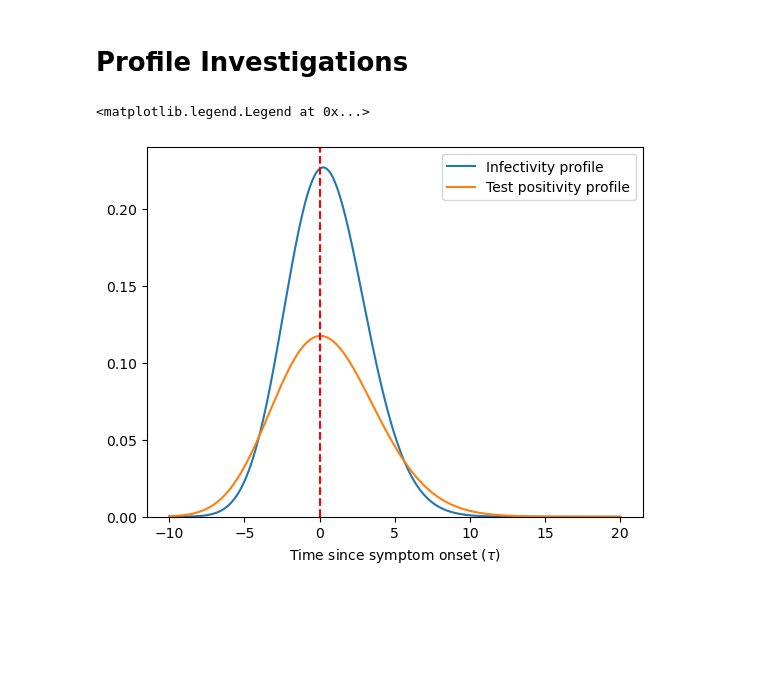
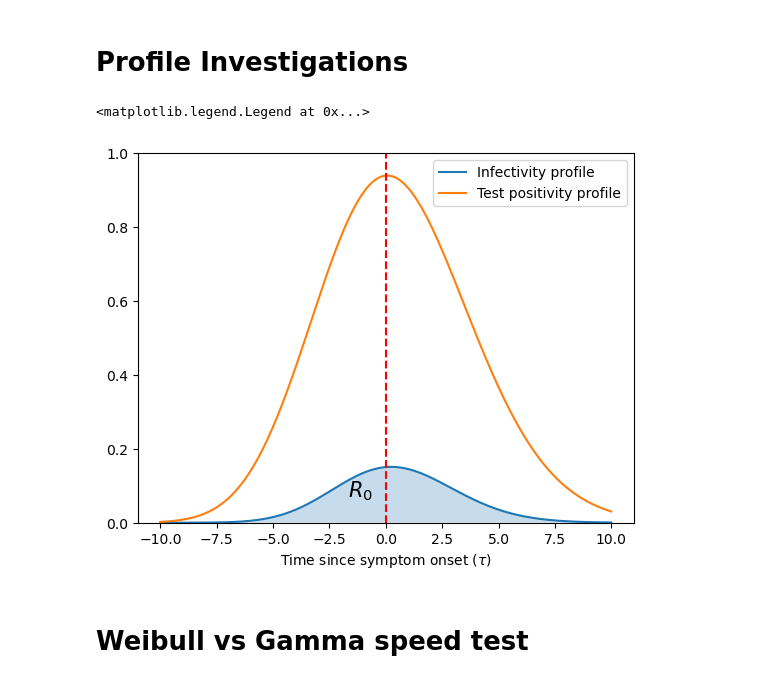
Before and after one commit to joebrooks6330/individual_stoch_sim, a Jupyter notebook: Profile_investigation.ipynb, the cells around one changed output. Saved outputs shown, nothing was run; the diff lists cells and outputs as text; code cells hidden in the pictures; blank space fills up the shorter version.

```diff
--- a/Profile_investigation.ipynb
+++ b/Profile_investigation.ipynb
@@ -12,22 +15,30 @@ scale = 1/ 3.71875
 shift = -25.62500
 
 
-rescale = R0 / (gamma.cdf(10, shape,shift, scale) - gamma.cdf(-10, shape,shift, scale))
+rescale = 1 / (1 - gamma.cdf(-10, shape,shift, scale))
+
 
 #scale the distn parameters for the testing positivity profile
 #increase the variance and keep mean the same
 test_scale = scale*(1/0.6)
 test_shape = shape*0.6
+
+b=2
+a=3
 # %%
-x = np.linspace(-10,20,1001)
+x = np.linspace(-10,10,1001)
 y = [rescale * gamma.pdf(i, shape,shift, scale) for i in x]
-y2 = [gamma.pdf(i, test_shape,shift, test_scale) for i in x]
+y2 = [8*gamma.pdf(i, test_shape,shift, test_scale) for i in x]
 plt.plot(x,y,label = "Infectivity profile")
 plt.plot(x,y2, label = "Test positivity profile")
-plt.vlines(0,0,0.24,linestyle = "--", color = "r")
-plt.ylim(0,0.24)
+plt.fill_between(x,y,alpha = 0.25)
+plt.vlines(0,0,1,linestyle = "--", color = "r")
+plt.ylim(0,1)
 plt.xlabel("Time since symptom onset ("+ r'$\tau$' + ")")
+plt.text(-1.7,0.07,r'$R_0$',fontsize = 15)
 plt.legend()
 # %% [output]
 <matplotlib.legend.Legend at 0x...>
-[figure, old version]
+[figure, new version]
+# %% [markdown]
+# Weibull vs Gamma speed test
```
Also changed, not shown: parts of 10 cells of this notebook.
